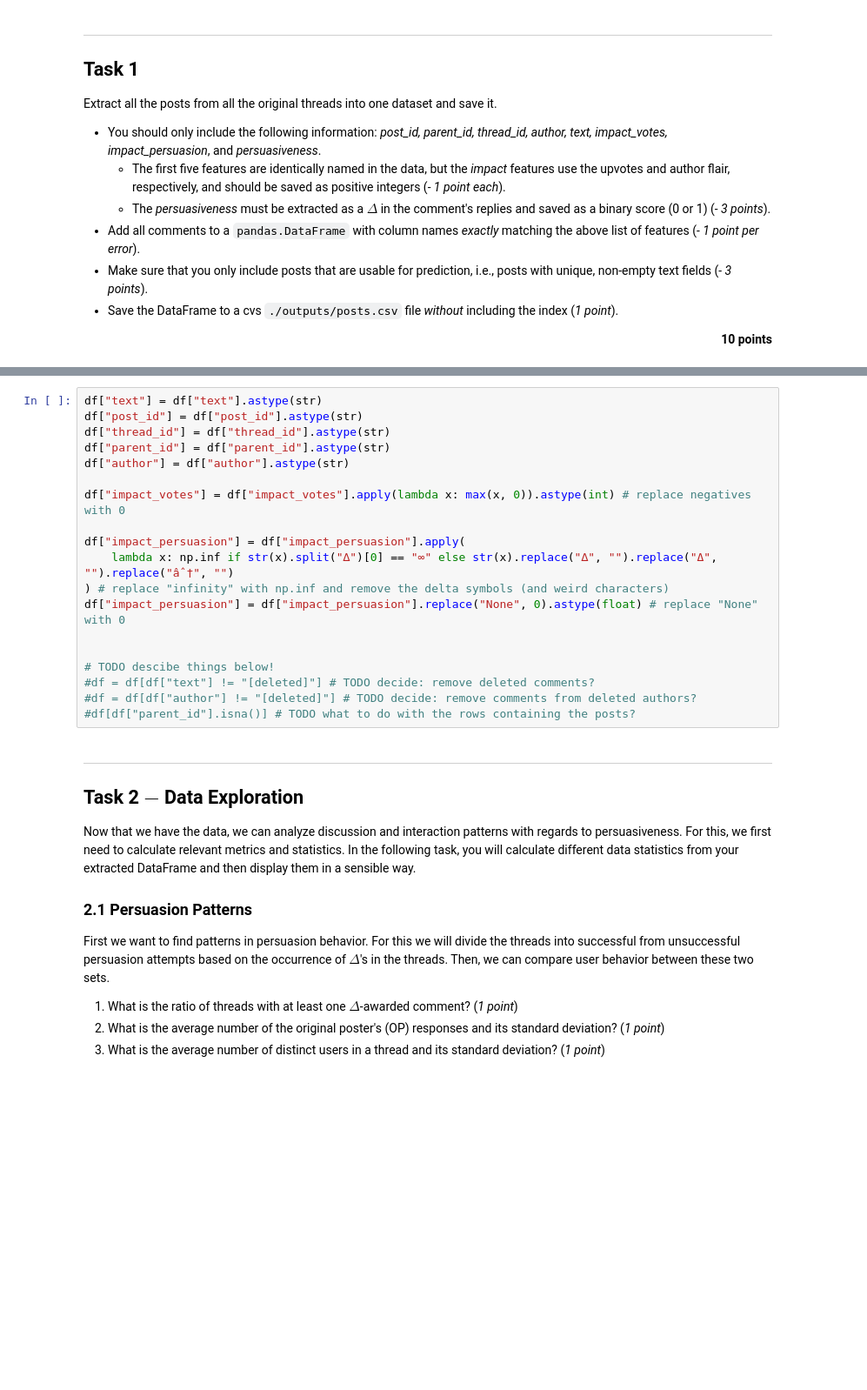
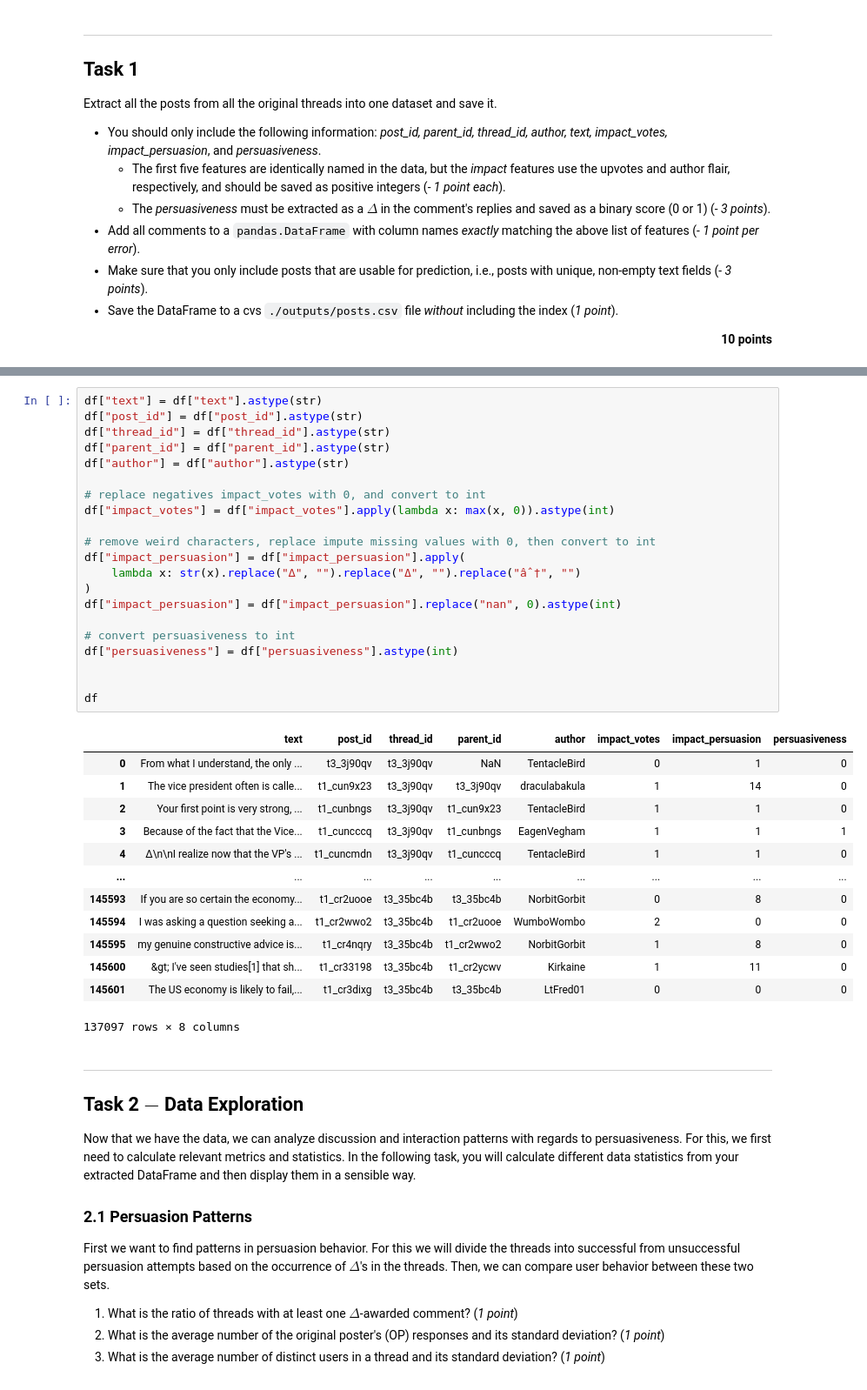
Before and after one commit to Ole-rgb/Lab-Argumentation-Technology, a Jupyter notebook: assignment-2.ipynb, the cells around one changed output, grey strips where cells are left out. Shown at 87% size. Drawn from its saved outputs; the diff is of its cells as text; blank space fills up the shorter version.

```diff
--- a/assignment-2.ipynb
+++ b/assignment-2.ipynb
@@ -248,22 +249,38 @@ df
 # %%
 df["text"] = df["text"].astype(str)
 df["post_id"] = df["post_id"].astype(str)
 df["thread_id"] = df["thread_id"].astype(str)
 df["parent_id"] = df["parent_id"].astype(str)
 df["author"] = df["author"].astype(str)
 
-df["impact_votes"] = df["impact_votes"].apply(lambda x: max(x, 0)).astype(int) # replace negatives with 0
+# replace negatives impact_votes with 0, and convert to int
+df["impact_votes"] = df["impact_votes"].apply(lambda x: max(x, 0)).astype(int)
 
+# remove weird characters, replace impute missing values with 0, then convert to int
 df["impact_persuasion"] = df["impact_persuasion"].apply(
-    lambda x: np.inf if str(x).split("∆")[0] == "∞" else str(x).replace("∆", "").replace("Δ", "").replace("âˆ†", "")
-) # replace "infinity" with np.inf and remove the delta symbols (and weird characters)
-df["impact_persuasion"] = df["impact_persuasion"].replace("None", 0).astype(float) # replace "None" with 0
+    lambda x: str(x).replace("∆", "").replace("Δ", "").replace("âˆ†", "")
+)
+df["impact_persuasion"] = df["impact_persuasion"].replace("nan", 0).astype(int)
+
+# convert persuasiveness to int
+df["persuasiveness"] = df["persuasiveness"].astype(int)
 
 
-# TODO descibe things below!
-#df = df[df["text"] != "[deleted]"] # TODO decide: remove deleted comments?
-#df = df[df["author"] != "[deleted]"] # TODO decide: remove comments from deleted authors?
-#df[df["parent_id"].isna()] # TODO what to do with the rows containing the posts?
+df
+# %% [output]
+|  | text | post_id | thread_id | parent_id | author | impact_votes | impact_persuasion | persuasiveness |
+| 0 | From what I understand, the only ... | t3_3j90qv | t3_3j90qv | NaN | TentacleBird | 0 | 1 | 0 |
+| 1 | The vice president often is calle... | t1_cun9x23 | t3_3j90qv | t3_3j90qv | draculabakula | 1 | 14 | 0 |
+| 2 | Your first point is very strong, ... | t1_cunbngs | t3_3j90qv | t1_cun9x23 | TentacleBird | 1 | 1 | 0 |
+| 3 | Because of the fact that the Vice... | t1_cuncccq | t3_3j90qv | t1_cunbngs | EagenVegham | 1 | 1 | 1 |
+| 4 | ∆\n\nI realize now that the VP's ... | t1_cuncmdn | t3_3j90qv | t1_cuncccq | TentacleBird | 1 | 1 | 0 |
+| ... | ... | ... | ... | ... | ... | ... | ... | ... |
+| 145593 | If you are so certain the economy... | t1_cr2uooe | t3_35bc4b | t3_35bc4b | NorbitGorbit | 0 | 8 | 0 |
+| 145594 | I was asking a question seeking a... | t1_cr2wwo2 | t3_35bc4b | t1_cr2uooe | WumboWombo | 2 | 0 | 0 |
+| 145595 | my genuine constructive advice is... | t1_cr4nqry | t3_35bc4b | t1_cr2wwo2 | NorbitGorbit | 1 | 8 | 0 |
+| 145600 | &gt; I've seen studies[1] that sh... | t1_cr33198 | t3_35bc4b | t1_cr2ycwv | Kirkaine | 1 | 11 | 0 |
+| 145601 | The US economy is likely to fail,... | t1_cr3dixg | t3_35bc4b | t3_35bc4b | LtFred01 | 0 | 0 | 0 |
+137097 rows × 8 columns
 # %% [markdown]
 ---
 
```
Also changed, not shown: parts of 6 cells of this notebook.
